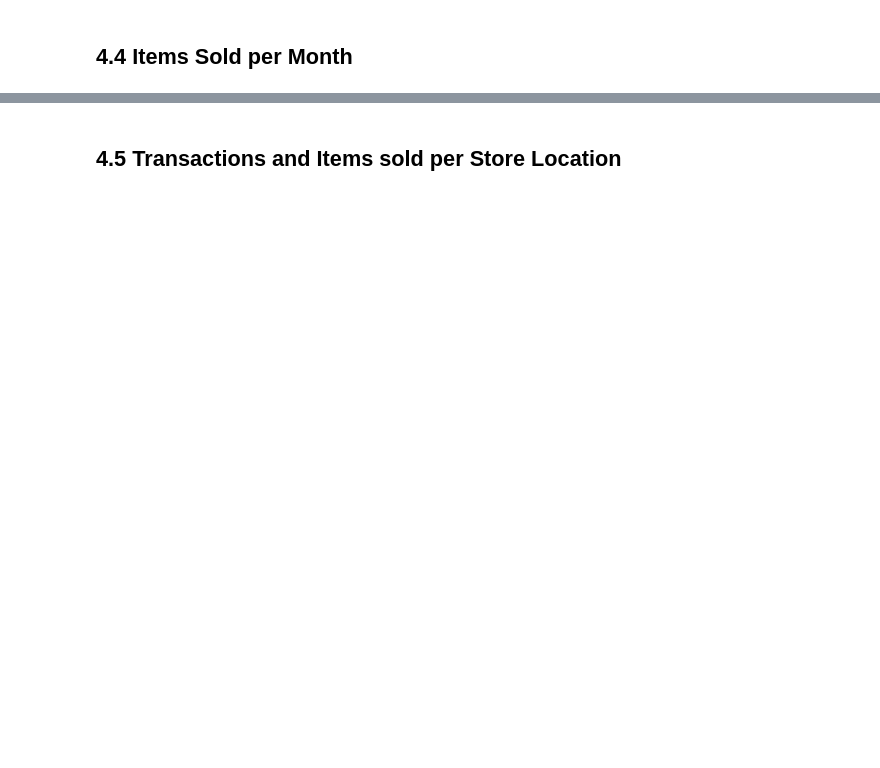
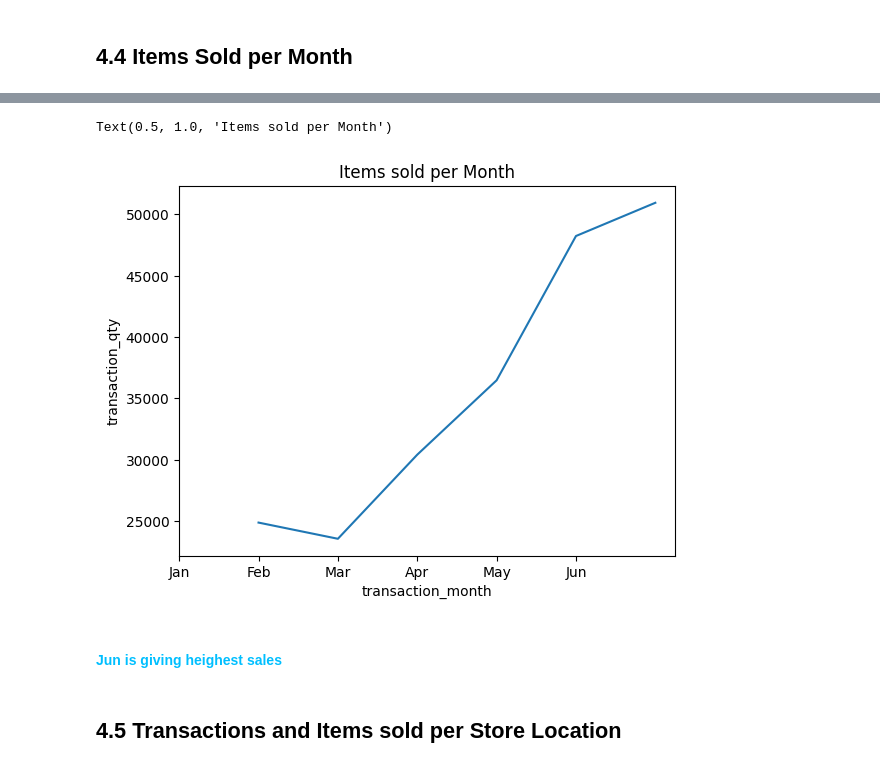
Before and after one commit to gurusharansaini/Machine-Learning, a Jupyter notebook: ML PROJECTS/PROJECT 3/Untitled.ipynb, the cells around one changed output, grey strips where cells are left out. Saved outputs shown, nothing was run; the diff lists cells and outputs as text; code cells hidden in the pictures; blank space fills up the shorter version.

```diff
--- a/ML PROJECTS/PROJECT 3/Untitled.ipynb
+++ b/ML PROJECTS/PROJECT 3/Untitled.ipynb
@@ -259,2 +275,14 @@ sns.countplot(data=df,x="transaction_hour",color="deepskyblue")
+# %%
+monthly_item_sales =df.groupby("transaction_month")['transaction_qty'].sum().sort_index()
+# %%
+ax=sns.lineplot(x=monthly_item_sales.index,y=monthly_item_sales)
+ax.set_xticks(range(6))
+ax.set_xticklabels(['Jan','Feb','Mar','Apr','May','Jun'])
+plt.title("Items sold per Month")
+# %% [output]
+Text(0.5, 1.0, 'Items sold per Month')
+[figure, added]
+# %% [markdown]
+#### <span style="color:deepskyblue">Jun is giving heighest sales</span>
 # %% [markdown]
 ## 4.5 Transactions and Items sold per Store Location <a id=4.5></a>
```
Also changed, not shown: parts of 55 cells of this notebook, 1 other file.
